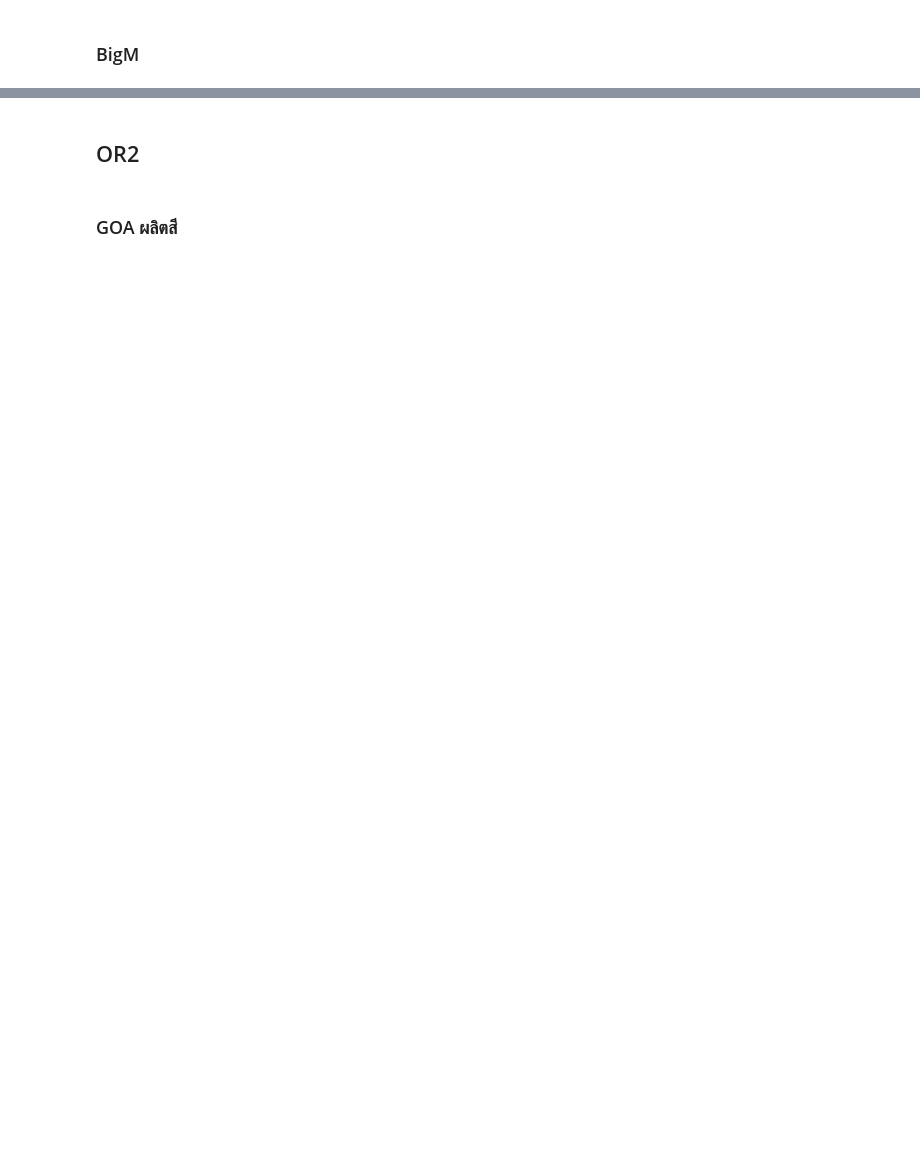
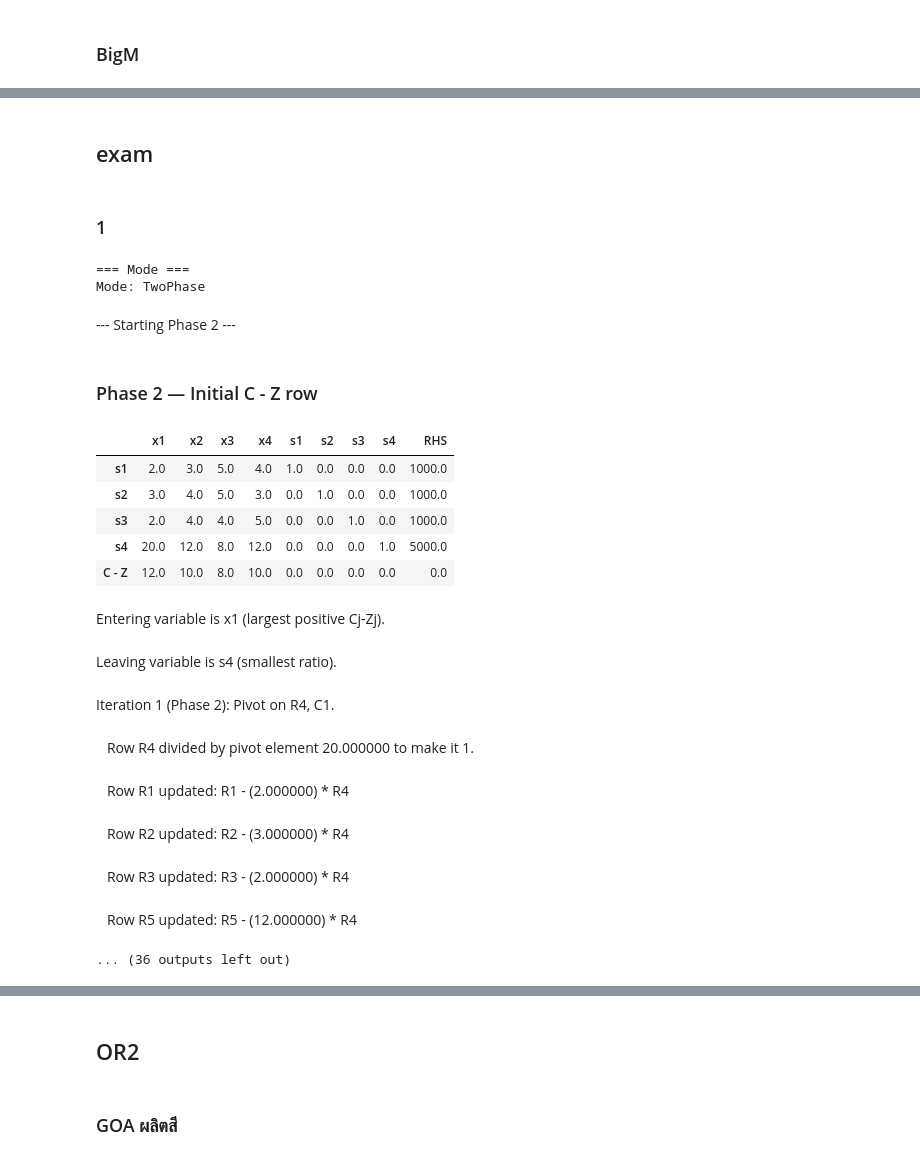
Before and after one commit to alicelouis47/OR, a Jupyter notebook: 2_simplex/simplex_step_by_step.ipynb, the cells around one changed output, grey strips where cells are left out. Cells and saved outputs as stored; diff of their text form; code cells hidden in the pictures; blank space fills up the shorter version.

```diff
--- a/2_simplex/simplex_step_by_step.ipynb
+++ b/2_simplex/simplex_step_by_step.ipynb
@@ -663,0 +622,38 @@ Iteration 2: Enter = x1, Leave = a2
+# %% [markdown]
+## exam
+# %% [markdown]
+### 1
+# %%
+# Example (change these to your own problem)
+sense = 'max'  # 'max' or 'min'
+c = [12, 10, 8, 10]
+A = [[2, 3, 5, 4],
+    [3, 4, 5, 3],
+    [2, 4, 4, 5],
+    [20, 12, 8, 12]
+    ]
+b = [1000, 1000, 1000, 5000]
+cons =['<=', '<=', '<=', '<=']
+Mode = 'TwoPhase'
+
+run_and_show(sense, c, A, b, cons, Mode, M=1e5)
+# %% [output]
+=== Mode ===
+Mode: TwoPhase
+--- Starting Phase 2 ---
+### Phase 2 — Initial C - Z row
+|  | x1 | x2 | x3 | x4 | s1 | s2 | s3 | s4 | RHS |
+| s1 | 2.0 | 3.0 | 5.0 | 4.0 | 1.0 | 0.0 | 0.0 | 0.0 | 1000.0 |
+| s2 | 3.0 | 4.0 | 5.0 | 3.0 | 0.0 | 1.0 | 0.0 | 0.0 | 1000.0 |
+| s3 | 2.0 | 4.0 | 4.0 | 5.0 | 0.0 | 0.0 | 1.0 | 0.0 | 1000.0 |
+| s4 | 20.0 | 12.0 | 8.0 | 12.0 | 0.0 | 0.0 | 0.0 | 1.0 | 5000.0 |
+| C - Z | 12.0 | 10.0 | 8.0 | 10.0 | 0.0 | 0.0 | 0.0 | 0.0 | 0.0 |
+Entering variable is x1 (largest positive Cj-Zj).
+Leaving variable is s4 (smallest ratio).
+Iteration 1 (Phase 2): Pivot on R4, C1.
+   Row R4 divided by pivot element 20.000000 to make it 1.
+   Row R1 updated: R1 - (2.000000) * R4
+   Row R2 updated: R2 - (3.000000) * R4
+   Row R3 updated: R3 - (2.000000) * R4
+   Row R5 updated: R5 - (12.000000) * R4
+... (36 outputs left out)
```
Also changed, not shown: parts of 5 cells of this notebook, 11 other files.
